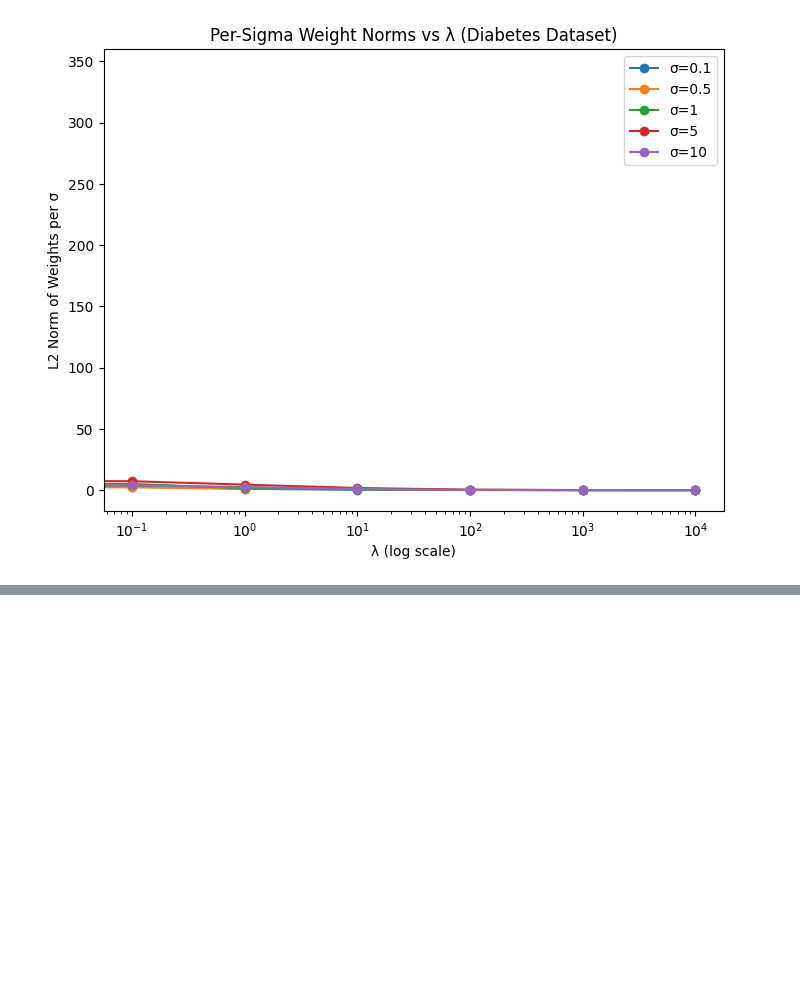
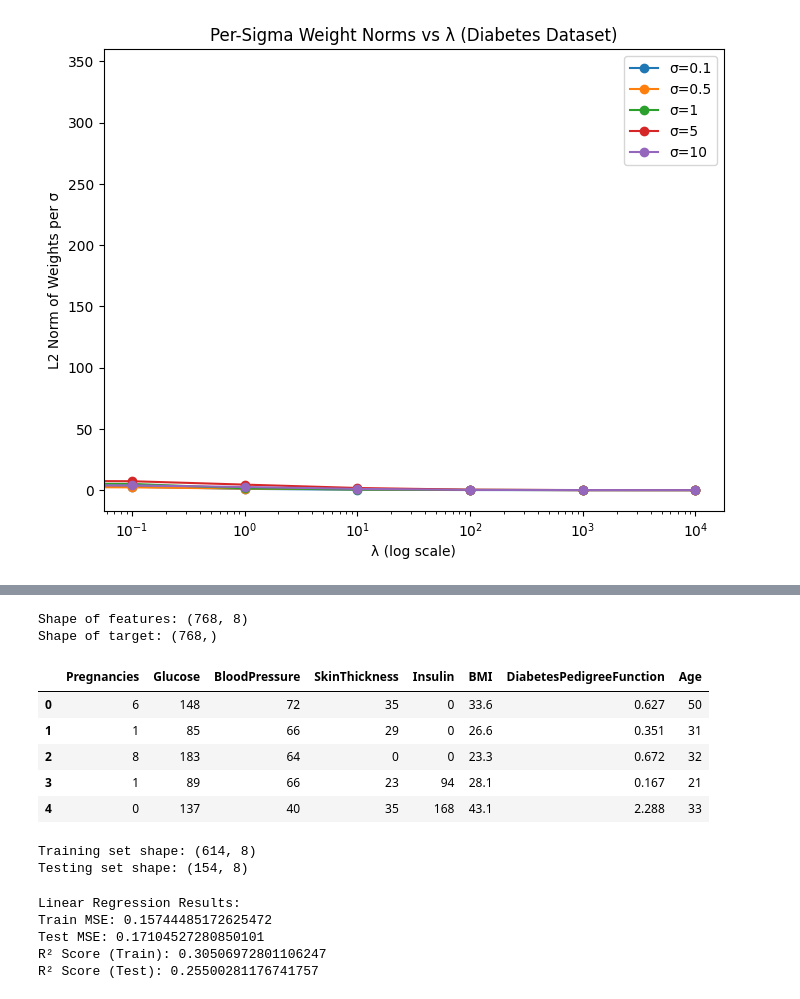
Before and after one commit to Priyanshu27083/ML_lab, a Jupyter notebook: pima_diabetes_ML_assignment1.ipynb, the cells around one changed output, grey strips where cells are left out. Saved outputs shown, nothing was run; the diff lists cells and outputs as text; code cells hidden in the pictures; blank space fills up the shorter version.

```diff
--- a/pima_diabetes_ML_assignment1.ipynb
+++ b/pima_diabetes_ML_assignment1.ipynb
@@ -340,0 +354,72 @@ plt.show()
+# %%
+import numpy as np
+import pandas as pd
+import matplotlib.pyplot as plt
+import seaborn as sns
+
+from sklearn.model_selection import train_test_split
+from sklearn.preprocessing import StandardScaler
+from sklearn.linear_model import LinearRegression, Ridge, Lasso, LogisticRegression
+from sklearn.metrics import mean_squared_error, r2_score, accuracy_score, confusion_matrix, roc_auc_score, RocCurveDisplay
+
+# Make plots look better
+plt.style.use("seaborn-v0_8")
+
+# Load Pima Diabetes dataset
+# (make sure diabetes.csv is in your working directory)
+data = pd.read_csv("diabetes.csv")
+
+# Features (X) and Target (y)
+X = data.drop("Outcome", axis=1)   # input features
+y = data["Outcome"]                # target label (0 = no diabetes, 1 = diabetes)
+
+print("Shape of features:", X.shape)
+print("Shape of target:", y.shape)
+
+# Show first few rows
+X.head()
+# %% [output]
+Shape of features: (768, 8)
+Shape of target: (768,)
+|  | Pregnancies | Glucose | BloodPressure | SkinThickness | Insulin | BMI | DiabetesPedigreeFunction | Age |
+| 0 | 6 | 148 | 72 | 35 | 0 | 33.6 | 0.627 | 50 |
+| 1 | 1 | 85 | 66 | 29 | 0 | 26.6 | 0.351 | 31 |
+| 2 | 8 | 183 | 64 | 0 | 0 | 23.3 | 0.672 | 32 |
+| 3 | 1 | 89 | 66 | 23 | 94 | 28.1 | 0.167 | 21 |
+| 4 | 0 | 137 | 40 | 35 | 168 | 43.1 | 2.288 | 33 |
+# %%
+# Split dataset into Train (80%) and Test (20%)
+X_train, X_test, y_train, y_test = train_test_split(
+    X, y, test_size=0.2, random_state=42
+)
+
+# Standardize features
+scaler = StandardScaler()
+X_train_scaled = scaler.fit_transform(X_train)
+X_test_scaled = scaler.transform(X_test)
+
+print("Training set shape:", X_train_scaled.shape)
+print("Testing set shape:", X_test_scaled.shape)
+# %% [output]
+Training set shape: (614, 8)
+Testing set shape: (154, 8)
+# %%
+lin_reg = LinearRegression()
+lin_reg.fit(X_train_scaled, y_train)
+
+# Predictions
+y_train_pred = lin_reg.predict(X_train_scaled)
+y_test_pred = lin_reg.predict(X_test_scaled)
+
+# Evaluation
+print("Linear Regression Results:")
+print("Train MSE:", mean_squared_error(y_train, y_train_pred))
+print("Test MSE:", mean_squared_error(y_test, y_test_pred))
+print("R² Score (Train):", r2_score(y_train, y_train_pred))
+print("R² Score (Test):", r2_score(y_test, y_test_pred))
+# %% [output]
+Linear Regression Results:
+Train MSE: 0.15744485172625472
+Test MSE: 0.17104527280850101
+R² Score (Train): 0.30506972801106247
+R² Score (Test): 0.25500281176741757
```
Also changed, not shown: parts of 5 cells of this notebook.
